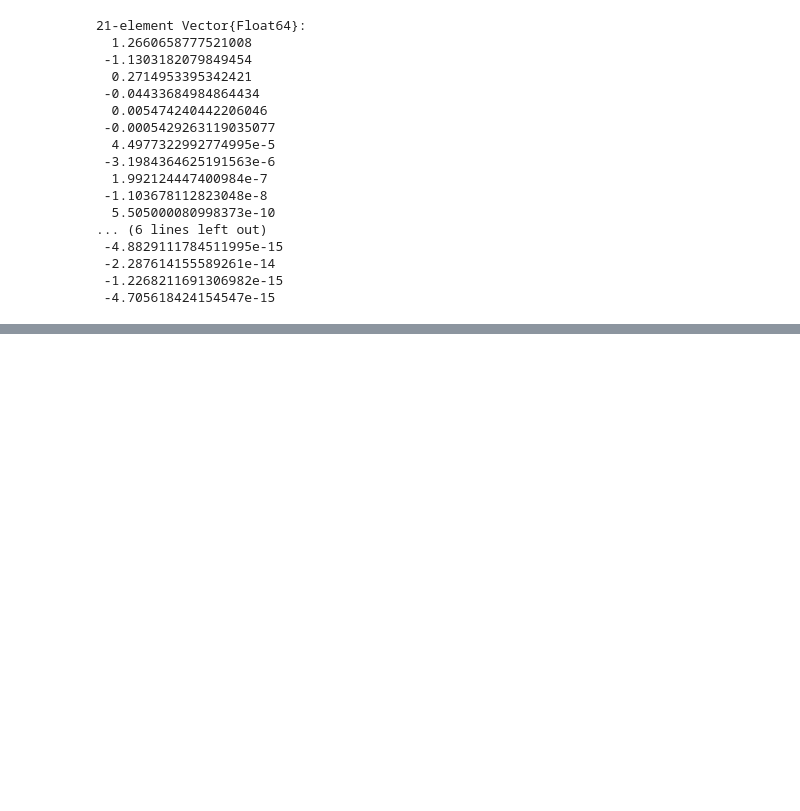
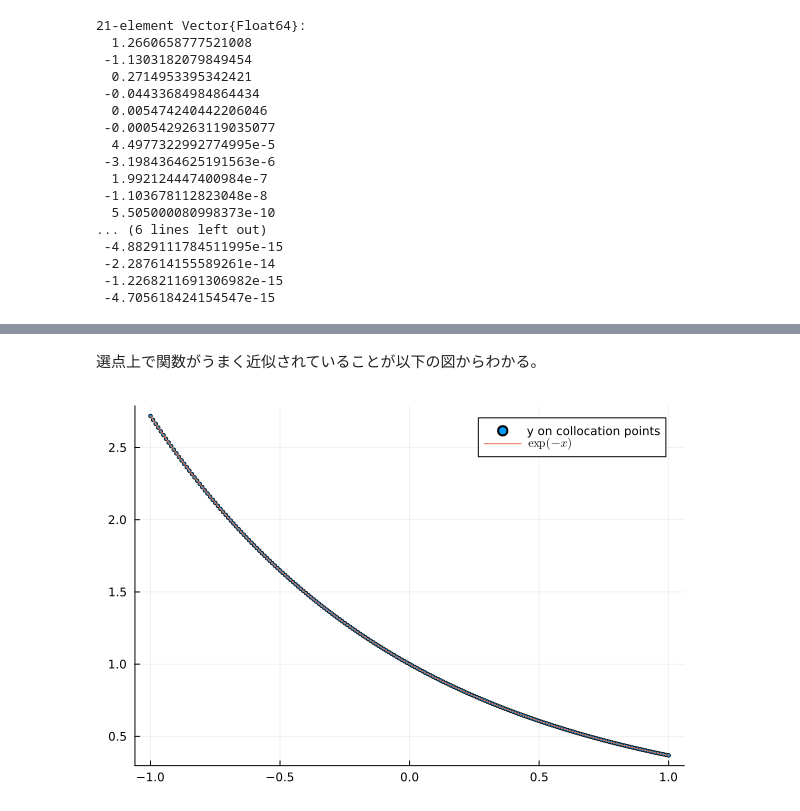
Before and after one commit to mizuhirosuzuki/quant_macro_study_group, a Jupyter notebook: Ch4/chebyshev.ipynb, the cells around one changed output, grey strips where cells are left out. Cells and saved outputs as stored; diff of their text form; code cells hidden in the pictures; blank space fills up the shorter version.

```diff
--- a/Ch4/chebyshev.ipynb
+++ b/Ch4/chebyshev.ipynb
@@ -189,0 +212,5 @@ plot!(x_grid, f(x_grid), label="exp(x)")
+# %%
+x_grid = -1:0.01:1
+y_grid = f(x_grid)
+basis_grid = fundefn(:cheb, 10, a, b)
+c_grid = funfitxy(basis_grid, x_grid, y_grid)[1]
@@ -189,0 +246,7 @@ plot!(x_grid, f(x_grid), label="exp(x)")
+# %% [markdown]
+選点上で関数がうまく近似されていることが以下の図からわかる。
+# %%
+plot(x_grid, funeval(c_grid, basis_grid, x_grid)[1], seriestype=:scatter, label="y on collocation points", ms=2)
+plot!(x_grid, f(x_grid), label="\$\\exp(-x)\$")
+# %% [output]
+[figure, added]
```
Also changed, not shown: parts of 13 cells of this notebook, 3 other files.
